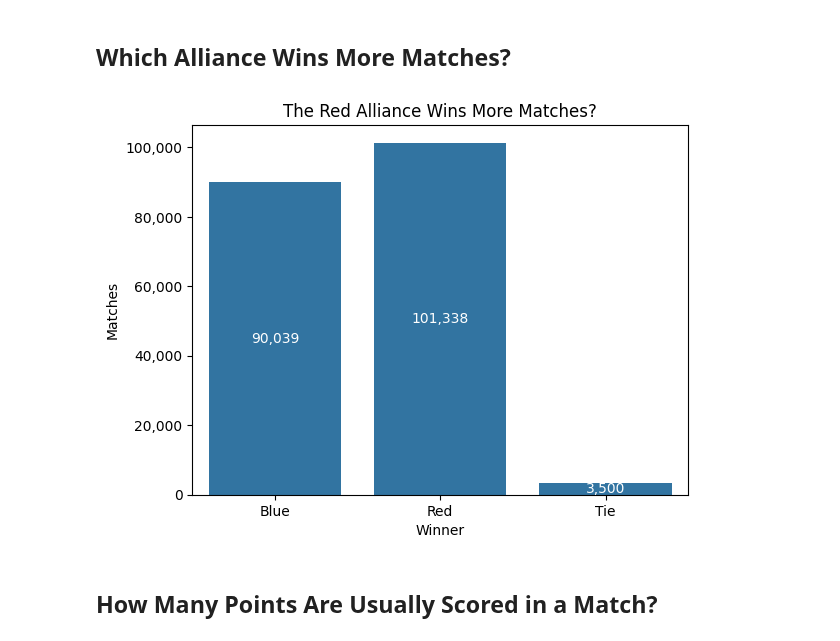
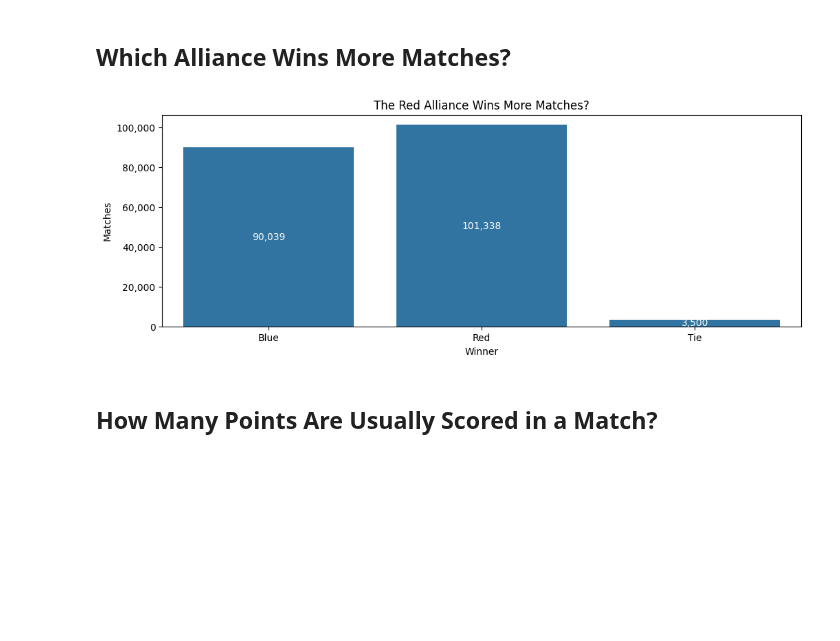
Before and after one commit to FairportRobotics/game-intelligence, a Jupyter notebook: exploratory-data-analysis.ipynb, the cells around one changed output. Saved outputs shown, nothing was run; the diff lists cells and outputs as text; code cells hidden in the pictures; blank space fills up the shorter version.

Commit message:
Bigger graphs

```diff
--- a/exploratory-data-analysis.ipynb
+++ b/exploratory-data-analysis.ipynb
@@ -24,32 +24,33 @@ df.head()
 # %%
 def who_is_the_winner(red_score, blue_score):
     """Determines which alliance should be the winner."""
     if np.isnan(red_score) or np.isnan(blue_score):
         winner = 'Error'
     elif red_score > blue_score:
         winner = 'Red'
     elif red_score < blue_score:
         winner = 'Blue'
     else:
         winner = 'Tie'
     return winner
 
 # Determine which alliance was the winner of the match
 df["Winner"] = df.apply(lambda row: who_is_the_winner(row["scoreRedFinal"], row["scoreBlueFinal"]), axis=1)
 # Drop the errors from the dataset
 df = df.drop(df[df.Winner == "Error"].index)
 # Get the count of matches by winning alliance
 viz_data = df.groupby('Winner').size().reset_index(name='Matches')
 # Let's make a bar chart
+plt.figure(figsize=(12,4))
 graph = sns.barplot(viz_data, x='Winner', y='Matches')
 # Give it a title that highlights the takeaway
 graph.set_title('The Red Alliance Wins More Matches?')
 # Add the actual values to the chart
 graph.bar_label(graph.containers[0], fmt='{:,.0f}', label_type='center', color='white')
 # Add commas to the y-axis numbers
 graph.yaxis.set_major_formatter(FuncFormatter(lambda x, p: f'{int(x):,}'))
 # %% [output]
-[figure, old version]
+[figure, new version]
 # %% [markdown]
 ## How Many Points Are Usually Scored in a Match?
 # %%
```
Also changed, not shown: parts of 6 cells of this notebook.
